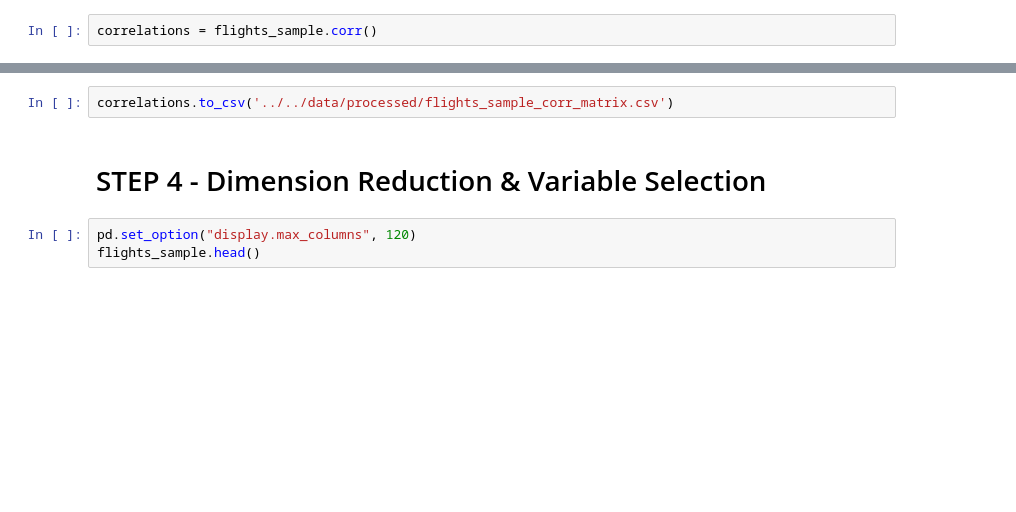
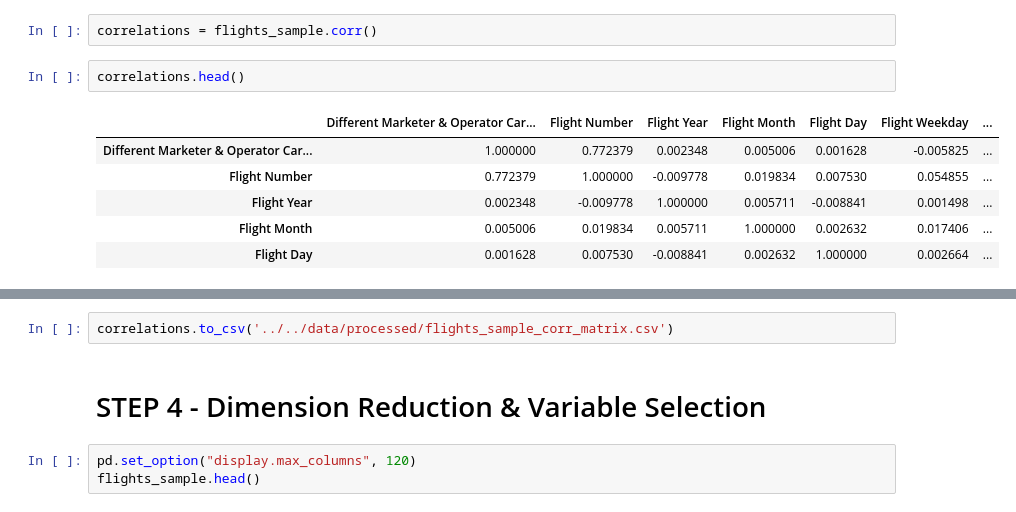
Before and after one commit to 538455/LHL_MidTermProject-Flight-Delay-Predictions, a Jupyter notebook: src/ipynb/Step_2-Modeling.ipynb, the cells around one changed output, grey strips where cells are left out. Saved outputs shown, nothing was run; the diff lists cells and outputs as text; blank space fills up the shorter version.

```diff
--- a/src/ipynb/Step_2-Modeling.ipynb
+++ b/src/ipynb/Step_2-Modeling.ipynb
@@ -225,5 +32,14 @@ memory usage: 288.7+ MB
 # %%
 correlations = flights_sample.corr()
+# %%
+correlations.head()
+# %% [output]
+|  | Different Marketer & Operator Car... | Flight Number | Flight Year | Flight Month | Flight Day | Flight Weekday | ... |
+| Different Marketer & Operator Car... | 1.000000 | 0.772379 | 0.002348 | 0.005006 | 0.001628 | -0.005825 | ... |
+| Flight Number | 0.772379 | 1.000000 | -0.009778 | 0.019834 | 0.007530 | 0.054855 | ... |
+| Flight Year | 0.002348 | -0.009778 | 1.000000 | 0.005711 | -0.008841 | 0.001498 | ... |
+| Flight Month | 0.005006 | 0.019834 | 0.005711 | 1.000000 | 0.002632 | 0.017406 | ... |
+| Flight Day | 0.001628 | 0.007530 | -0.008841 | 0.002632 | 1.000000 | 0.002664 | ... |
 # %%
 correlations.shape
 # %% [output]
```
Also changed, not shown: parts of 4 cells of this notebook, 1 other file.
